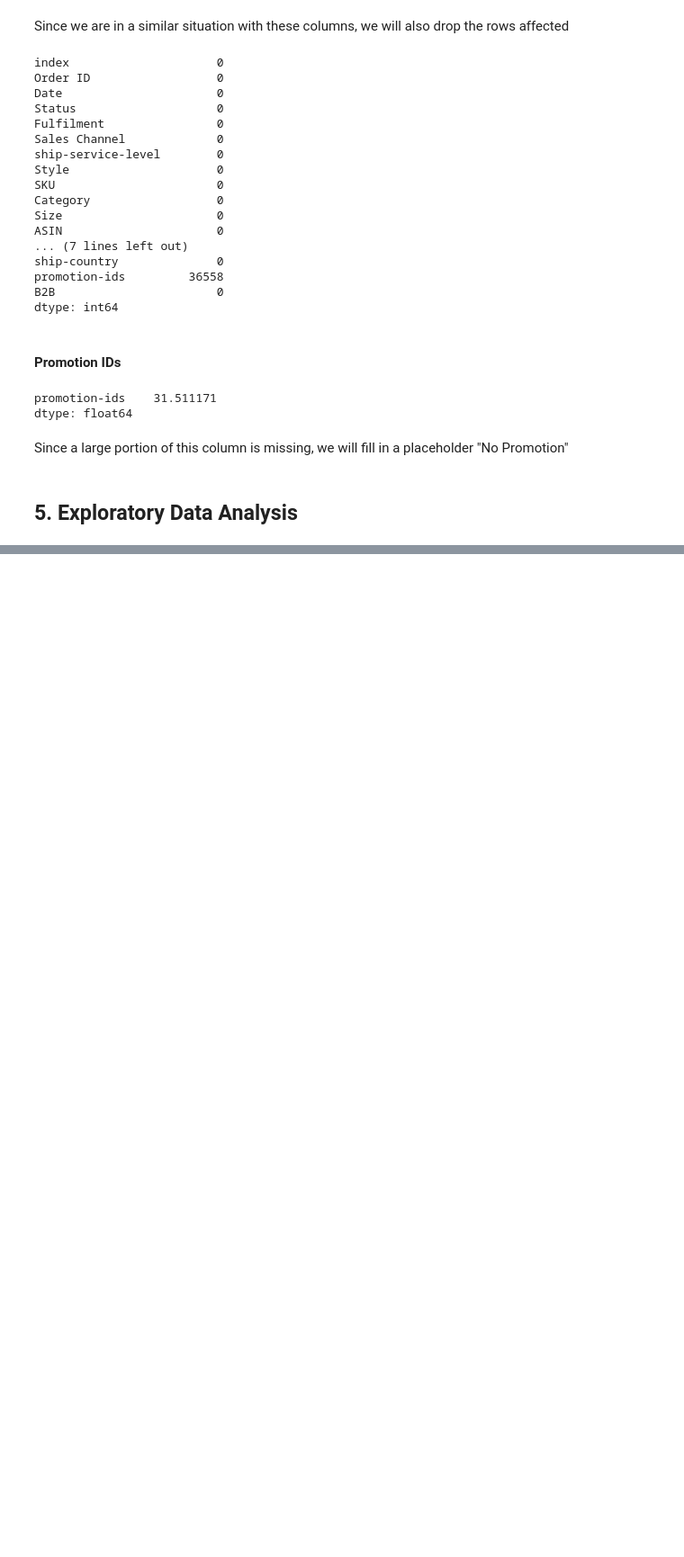
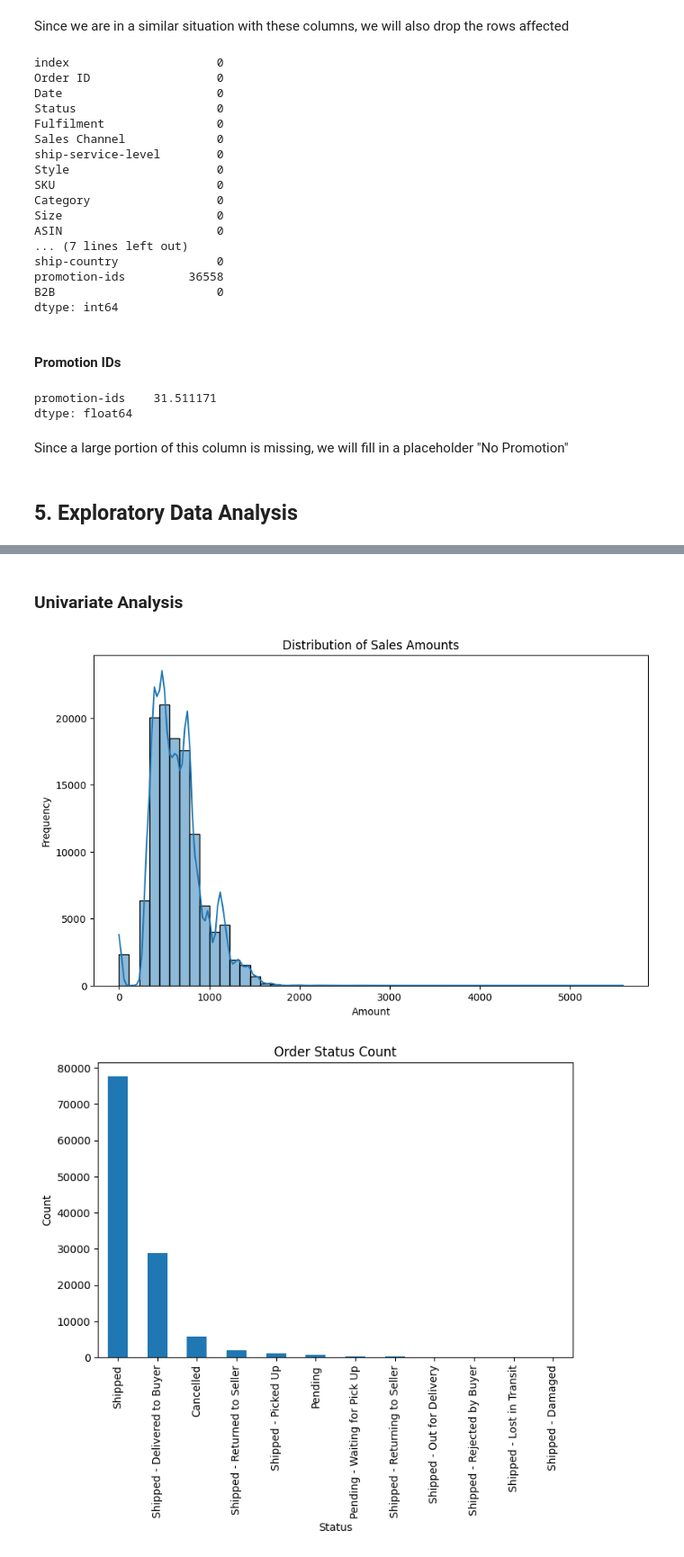
Before and after one commit to JoshuaPaul-lasisi/Retail-Sales-Analysis-, a Jupyter notebook: notebook.ipynb, the cells around one changed output, grey strips where cells are left out. Shown: that part at 90% size. Drawn from its saved outputs; the diff is of its cells as text; code cells hidden in the pictures; blank space fills up the shorter version.

```diff
--- a/notebook.ipynb
+++ b/notebook.ipynb
@@ -307,0 +337,21 @@ sales['promotion-ids'].fillna('No Promotion', inplace=True)
+# %% [markdown]
+### Univariate Analysis
+# %%
+# Distribution of sales amounts
+plt.figure(figsize=(10, 6))
+sns.histplot(sales['Amount'], bins=50, kde=True)
+plt.title('Distribution of Sales Amounts')
+plt.xlabel('Amount')
+plt.ylabel('Frequency')
+plt.show()
+
+# Count of orders by status
+plt.figure(figsize=(8, 5))
+sales['Status'].value_counts().plot(kind='bar')
+plt.title('Order Status Count')
+plt.xlabel('Status')
+plt.ylabel('Count')
+plt.show()
+# %% [output]
+[figure, added]
+[figure, added]
```
Also changed, not shown: parts of 12 cells of this notebook.
